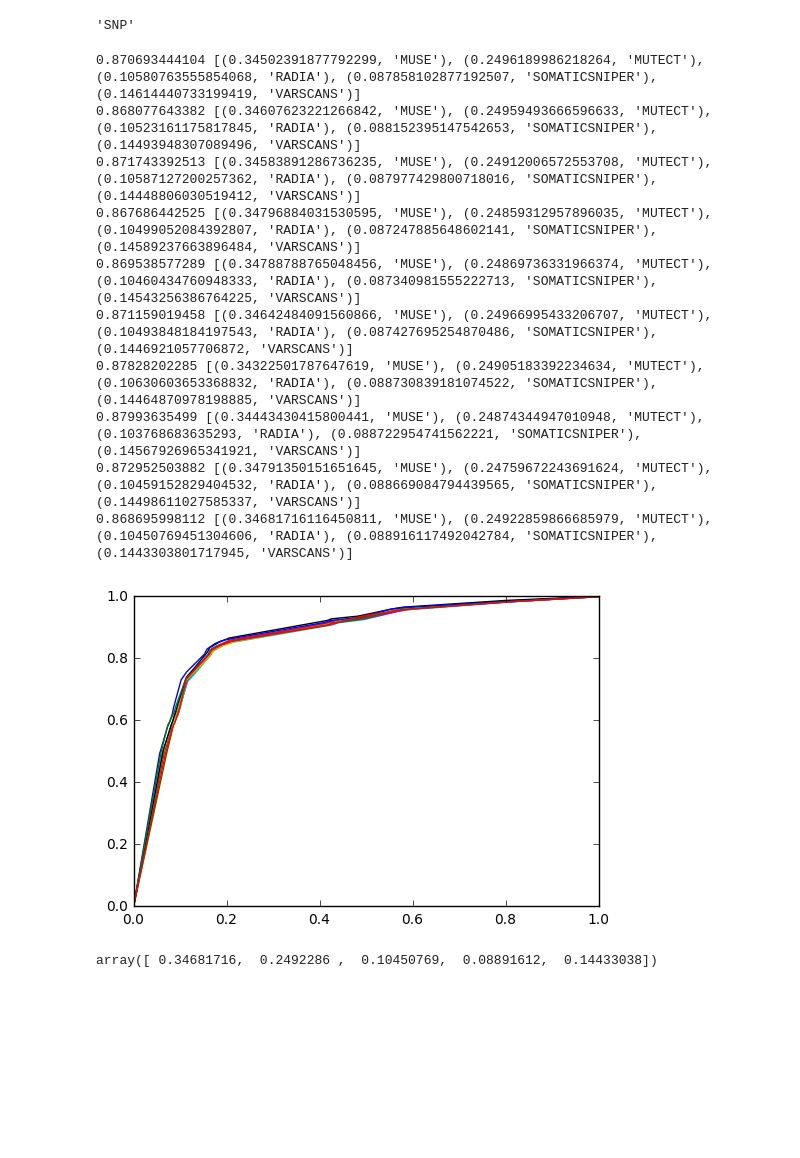
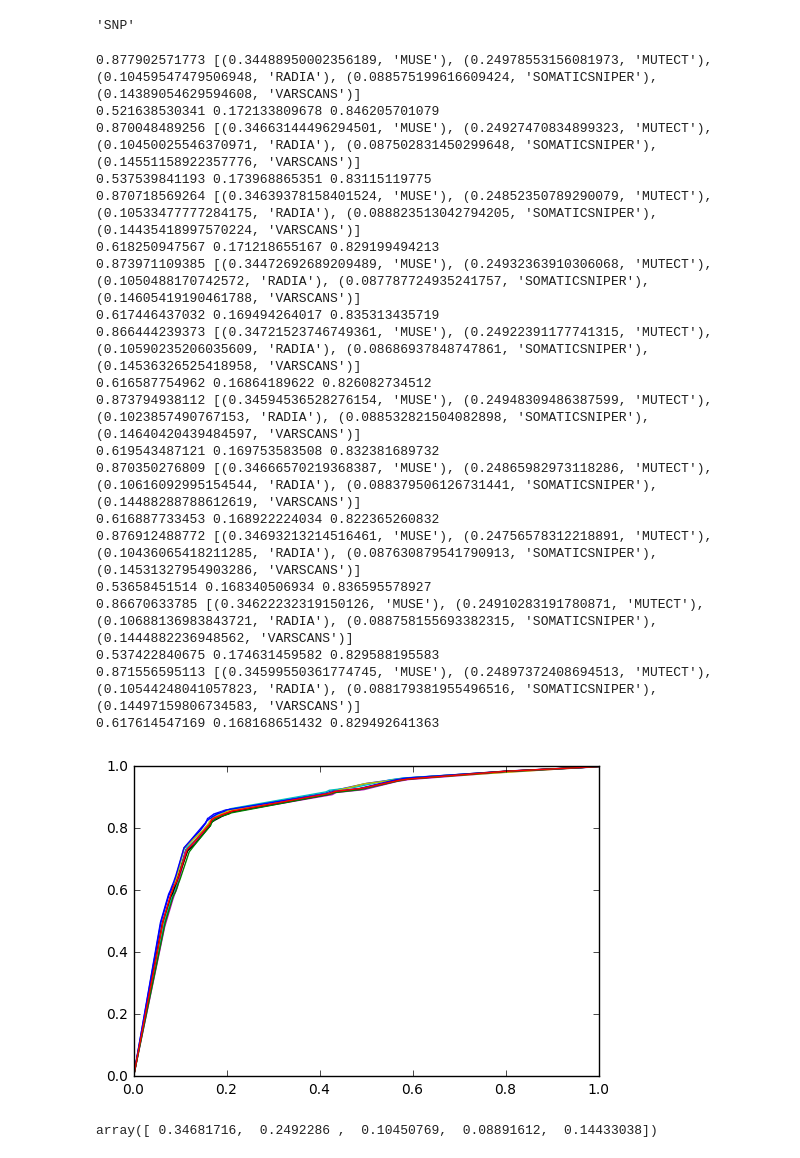
Before and after one commit to OpenGenomics/mc3-analysis, a Jupyter notebook: validation_stats.ipynb, the cells around one changed output. Cells and saved outputs as stored; diff of their text form; code cells hidden in the pictures; blank space fills up the shorter version.

```diff
--- a/validation_stats.ipynb
+++ b/validation_stats.ipynb
@@ -266,30 +266,44 @@ labels = learning_data["status"].replace(["none", "germline"], 0).replace("somat
 # %%
 fold = model_selection.KFold(10, shuffle=True)
 for train_index, test_index in fold.split(features):
     features_train = features.loc[features.index[train_index]]
     labels_train = labels.loc[labels.index[train_index]]
     features_test = features.loc[features.index[test_index]]
     labels_test = labels.loc[labels.index[test_index]]
 
     model = linear_model.LinearRegression()
     model.fit(features_train, labels_train)
 
     pred = model.predict(features_test)
     fpr, tpr, thresholds = metrics.roc_curve(labels_test, pred, pos_label=1)
     print metrics.auc(fpr, tpr), zip(model.coef_, features_test.columns)
     plt.plot(fpr, tpr)
+
+    th = np.argmax((1.0-fpr + tpr) / 2.0)
+
+    print thresholds[th], fpr[th], tpr[th]
 # %% [output]
-0.870693444104 [(0.34502391877792299, 'MUSE'), (0.2496189986218264, 'MUTECT'), (0.10580763555854068, 'RADIA'), (0.087858102877192507, 'SOMATICSNIPER'), (0.14614440733199419, 'VARSCANS')]
-0.868077643382 [(0.34607623221266842, 'MUSE'), (0.24959493666596633, 'MUTECT'), (0.10523161175817845, 'RADIA'), (0.088152395147542653, 'SOMATICSNIPER'), (0.14493948307089496, 'VARSCANS')]
-0.871743392513 [(0.34583891286736235, 'MUSE'), (0.24912006572553708, 'MUTECT'), (0.10587127200257362, 'RADIA'), (0.087977429800718016, 'SOMATICSNIPER'), (0.14448806030519412, 'VARSCANS')]
-0.867686442525 [(0.34796884031530595, 'MUSE'), (0.24859312957896035, 'MUTECT'), (0.10499052084392807, 'RADIA'), (0.087247885648602141, 'SOMATICSNIPER'), (0.14589237663896484, 'VARSCANS')]
-0.869538577289 [(0.34788788765048456, 'MUSE'), (0.24869736331966374, 'MUTECT'), (0.10460434760948333, 'RADIA'), (0.087340981555222713, 'SOMATICSNIPER'), (0.14543256386764225, 'VARSCANS')]
-0.871159019458 [(0.34642484091560866, 'MUSE'), (0.24966995433206707, 'MUTECT'), (0.10493848184197543, 'RADIA'), (0.087427695254870486, 'SOMATICSNIPER'), (0.1446921057706872, 'VARSCANS')]
-0.87828202285 [(0.34322501787647619, 'MUSE'), (0.24905183392234634, 'MUTECT'), (0.10630603653368832, 'RADIA'), (0.088730839181074522, 'SOMATICSNIPER'), (0.14464870978198885, 'VARSCANS')]
-0.87993635499 [(0.34443430415800441, 'MUSE'), (0.24874344947010948, 'MUTECT'), (0.103768683635293, 'RADIA'), (0.088722954741562221, 'SOMATICSNIPER'), (0.14567926965341921, 'VARSCANS')]
-0.872952503882 [(0.34791350151651645, 'MUSE'), (0.24759672243691624, 'MUTECT'), (0.10459152829404532, 'RADIA'), (0.088669084794439565, 'SOMATICSNIPER'), (0.14498611027585337, 'VARSCANS')]
-0.868695998112 [(0.34681716116450811, 'MUSE'), (0.24922859866685979, 'MUTECT'), (0.10450769451304606, 'RADIA'), (0.088916117492042784, 'SOMATICSNIPER'), (0.1443303801717945, 'VARSCANS')]
+0.877902571773 [(0.34488950002356189, 'MUSE'), (0.24978553156081973, 'MUTECT'), (0.10459547479506948, 'RADIA'), (0.088575199616609424, 'SOMATICSNIPER'), (0.14389054629594608, 'VARSCANS')]
+0.521638530341 0.172133809678 0.846205701079
+0.870048489256 [(0.34663144496294501, 'MUSE'), (0.24927470834899323, 'MUTECT'), (0.10450025546370971, 'RADIA'), (0.087502831450299648, 'SOMATICSNIPER'), (0.14551158922357776, 'VARSCANS')]
+0.537539841193 0.173968865351 0.83115119775
+0.870718569264 [(0.34639378158401524, 'MUSE'), (0.24852350789290079, 'MUTECT'), (0.10533477777284175, 'RADIA'), (0.088823513042794205, 'SOMATICSNIPER'), (0.14435418997570224, 'VARSCANS')]
+0.618250947567 0.171218655167 0.829199494213
+0.873971109385 [(0.34472692689209489, 'MUSE'), (0.24932363910306068, 'MUTECT'), (0.1050488170742572, 'RADIA'), (0.087787724935241757, 'SOMATICSNIPER'), (0.14605419190461788, 'VARSCANS')]
+0.617446437032 0.169494264017 0.835313435719
+0.866444239373 [(0.34721523746749361, 'MUSE'), (0.24922391177741315, 'MUTECT'), (0.10590235206035609, 'RADIA'), (0.08686937848747861, 'SOMATICSNIPER'), (0.14536326525418958, 'VARSCANS')]
+0.616587754962 0.16864189622 0.826082734512
+0.873794938112 [(0.34594536528276154, 'MUSE'), (0.24948309486387599, 'MUTECT'), (0.1023857490767153, 'RADIA'), (0.088532821504082898, 'SOMATICSNIPER'), (0.14640420439484597, 'VARSCANS')]
+0.619543487121 0.169753583508 0.832381689732
+0.870350276809 [(0.34666570219368387, 'MUSE'), (0.24865982973118286, 'MUTECT'), (0.10616092995154544, 'RADIA'), (0.088379506126731441, 'SOMATICSNIPER'), (0.14488288788612619, 'VARSCANS')]
+0.616887733453 0.168922224034 0.822365260832
+0.876912488772 [(0.34693213214516461, 'MUSE'), (0.24756578312218891, 'MUTECT'), (0.10436065418211285, 'RADIA'), (0.087630879541790913, 'SOMATICSNIPER'), (0.14531327954903286, 'VARSCANS')]
+0.53658451514 0.168340506934 0.836595578927
+0.86670633785 [(0.34622232319150126, 'MUSE'), (0.24910283191780871, 'MUTECT'), (0.10688136983843721, 'RADIA'), (0.088758155693382315, 'SOMATICSNIPER'), (0.1444882236948562, 'VARSCANS')]
+0.537422840675 0.174631459582 0.829588195583
+0.871556595113 [(0.34599550361774745, 'MUSE'), (0.24897372408694513, 'MUTECT'), (0.10544248041057823, 'RADIA'), (0.088179381955496516, 'SOMATICSNIPER'), (0.14497159806734583, 'VARSCANS')]
+0.617614547169 0.168168651432 0.829492641363
-[figure, old version]
+[figure, new version]
 # %%
 model.coef_
 # %% [output]
```
